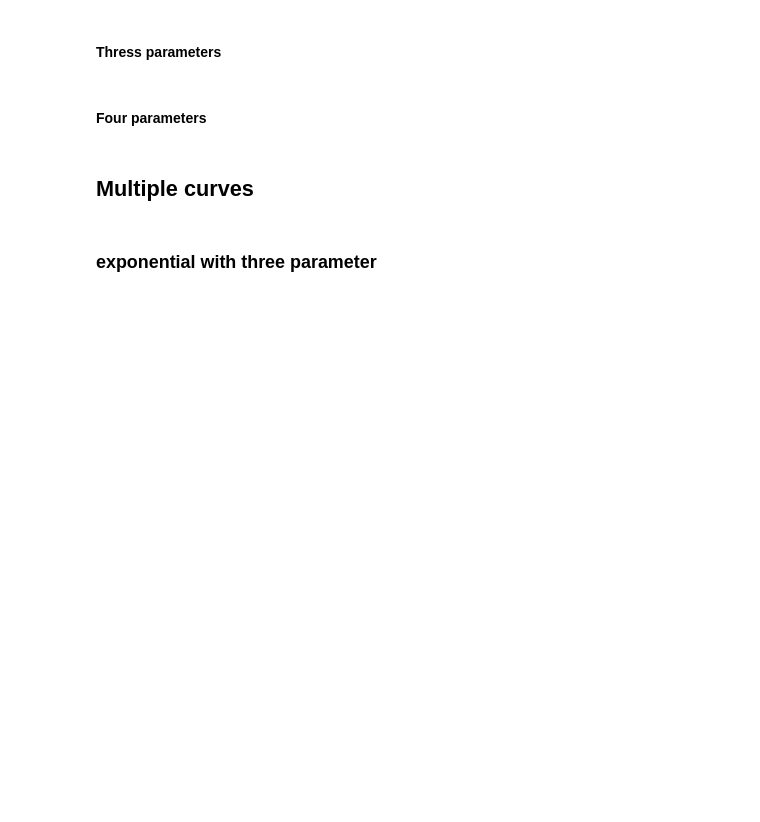
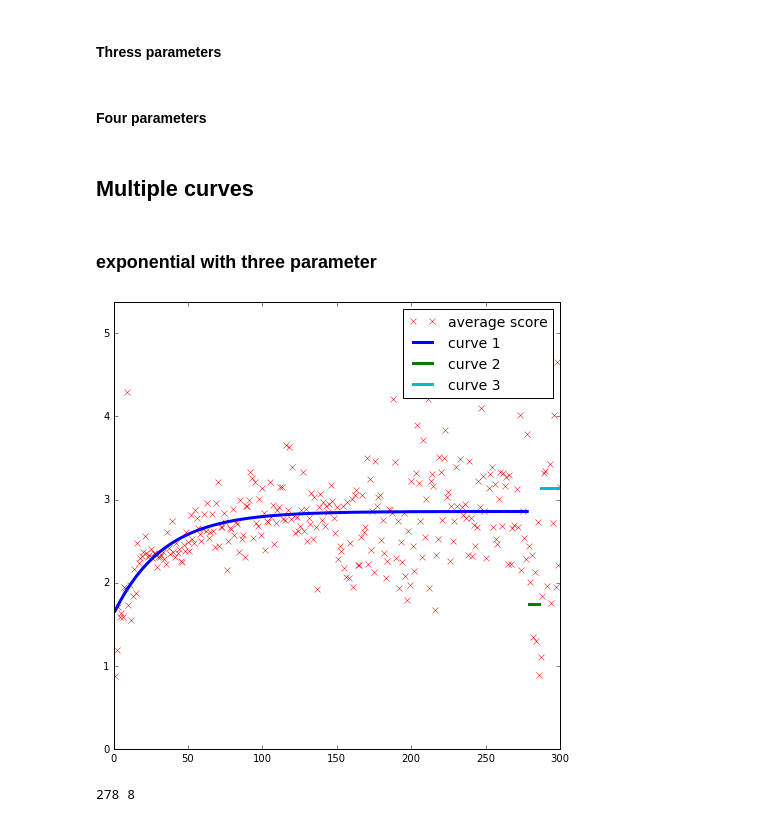
Before and after one commit to liprin1129/Project, a Jupyter notebook: Code/Curve_Fitting.ipynb, the cells around one changed output. Cells and saved outputs as stored; diff of their text form; code cells hidden in the pictures; blank space fills up the shorter version.

```diff
--- a/Code/Curve_Fitting.ipynb
+++ b/Code/Curve_Fitting.ipynb
@@ -232,19 +234,22 @@ idx1, idx2, cost, p1, p2, p3 = cv.multi_curveFitting_3(cv.exponential_least3, av
 # %%
 y_mean1 = cv.exponential_curve3(attempts300, p1[0], p1[1], p1[2])
 y_mean2 = cv.exponential_curve3(attempts300, p2[0], p2[1], p2[2])
 y_mean3 = cv.exponential_curve3(attempts300, p3[0], p3[1], p3[2])
 
 fig, ax = plt.subplots(1, 1, figsize=(8, 8))
 
 ax.plot(attempts300, avg11, 'rx', label='average score')
 ax.plot(attempts300[:idx1], y_mean1[:idx1], 'b-', label='curve 1', linewidth=3)
-ax.plot(attempts300[idx1:], y_mean2[idx1:], 'g-', label='curve 2', linewidth=3)
-ax.plot(attempts300[idx2:], y_mean3[idx2:], 'c-', label='curve 3', linewidth=3)
+ax.plot(attempts300[idx1:idx1+idx2], y_mean2[idx1:idx1+idx2], 'g-', label='curve 2', linewidth=3)
+ax.plot(attempts300[idx1+idx2:], y_mean3[idx1+idx2:], 'c-', label='curve 3', linewidth=3)
 
 ax.set_ylim([0, max(avg11)+0.2])
 ax.legend(fontsize=14)
 #ax.set_title("cluster {0}: cost {1}".format(clt_num+1, round(cost, 2)))
 
 plt.show()
 
 print(idx1, idx2)
+# %% [output]
+[figure, added]
+278 8
```
Also changed, not shown: parts of 4 cells of this notebook, 1 other file.
